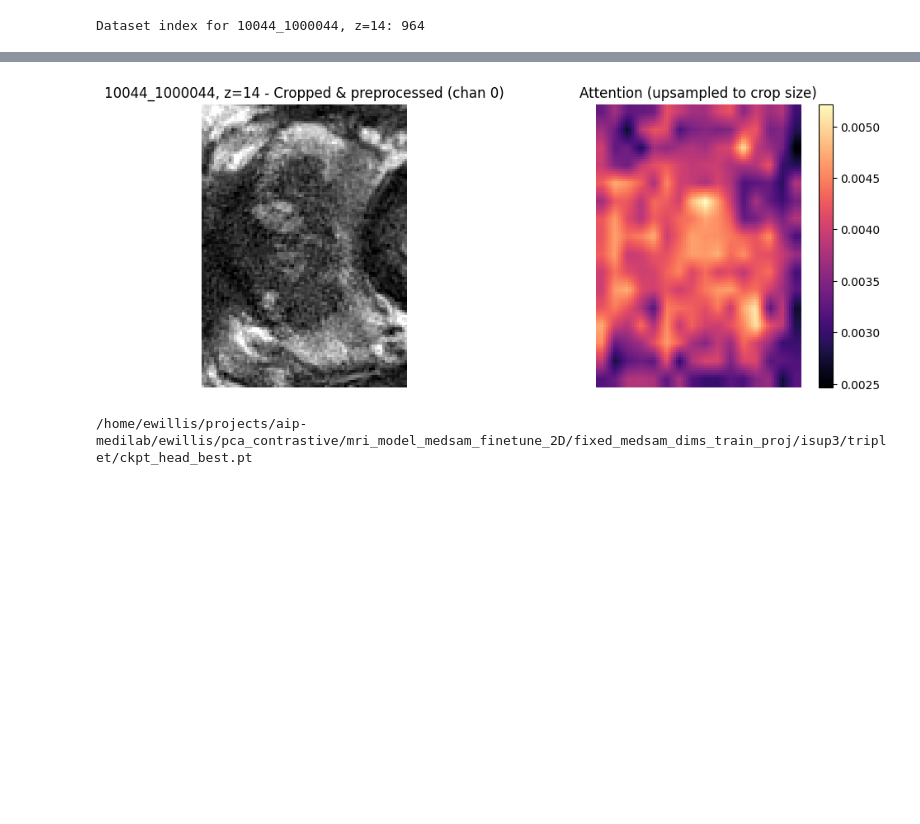
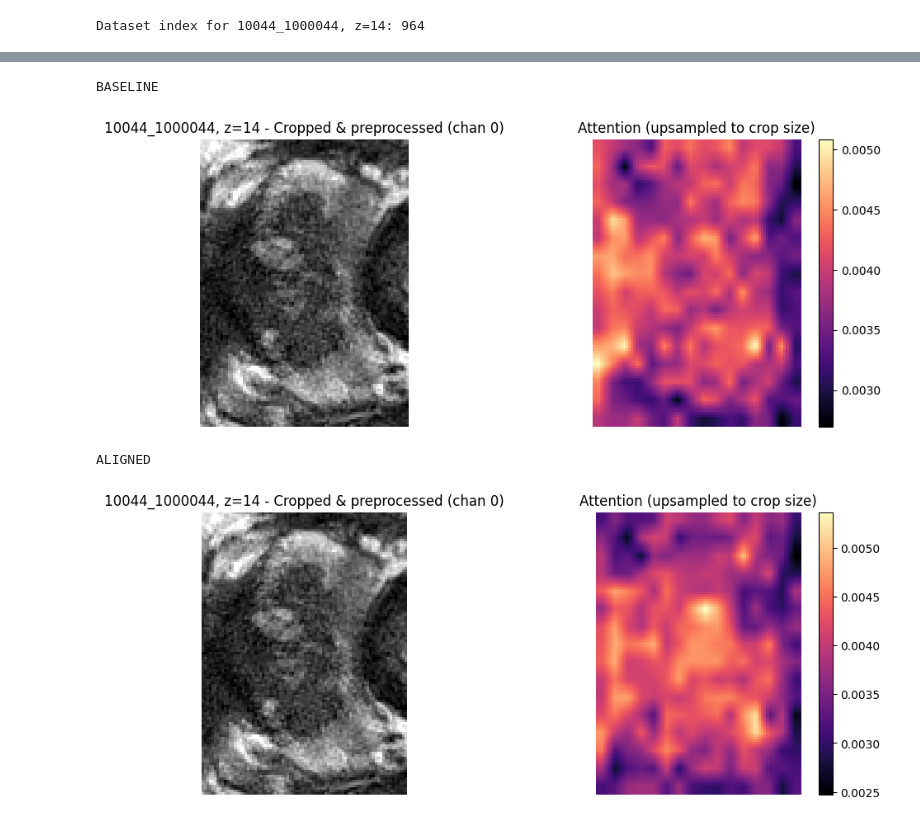
Before and after one commit to emmawillis/pca_contrastive, a Jupyter notebook: mri_model_medsam_finetune_2D/test_notebook.ipynb, the cells around one changed output, grey strips where cells are left out. Drawn from its saved outputs; the diff is of its cells as text; code cells hidden in the pictures; blank space fills up the shorter version.

```diff
--- a/mri_model_medsam_finetune_2D/test_notebook.ipynb
+++ b/mri_model_medsam_finetune_2D/test_notebook.ipynb
@@ -70,6 +70,10 @@ else:
 === Example: true_class = 2, baseline incorrect, aligned correct ===
    patient_id  slice_idx  true_class  baseline_prediction  aligned_prediction       case_id  z  has_lesion
 10044_1000044         14           2                  1.0                 2.0 10044_1000044 14           1
+# %%
+grade_2_sample = "10044_1000044"
+grade_0_sample = "10013_1000013"
+CASE_ID = grade_2_sample
 # %%
 # Inference / visualization notebook for a single PI-CAI slice
 
@@ -94,10 +98,10 @@ MARKSHEET_CSV = "/home/ewillis/projects/aip-medilab/shared/picai/manifests/slice
 SAM_CHECKPOINT = "/project/aip-medilab/ewillis/pca_contrastive/mri_model_medsam_finetune/work_dir/MedSAM/medsam_vit_b.pth"   # path to MedSAM ViT-B ckpt
 # MODEL_CHECKPOINT = "/home/ewillis/projects/aip-medilab/ewillis/pca_contrastive/mri_model_medsam_finetune_2D/fixed_medsam_dims/baseline/ckpt_best.pt"
 # MODEL_CHECKPOINT = "/home/ewillis/projects/aip-medilab/ewillis/pca_contrastive/mri_model_medsam_finetune_2D/fixed_medsam_dims/triplet/ckpt_head_best.pt"
-MODEL_CHECKPOINT = "/home/ewillis/projects/aip-medilab/ewillis/pca_contrastive/mri_model_medsam_finetune_2D/fixed_medsam_dims_train_proj/isup3/triplet/ckpt_head_best.pt"
+ALIGNED_CHECKPOINT = "/home/ewillis/projects/aip-medilab/ewillis/pca_contrastive/mri_model_medsam_finetune_2D/LATEST/SPIE-RESULTS: results_isup3/two_stage-head_and_proj/ckpt_head_best.pt"
+BASELINE_CHECKPOINT = "/home/ewillis/projects/aip-medilab/ewillis/pca_contrastive/mri_model_medsam_finetune_2D/LATEST/SPIE-RESULTS: results_isup3/baseline/ckpt_baseline_best.pt"
 # CASE_ID = "10012_1000012"     # e.g. "10007_1000007"
 # SLICE_Z = 4                # z-index from marksheet
-CASE_ID = "10044_1000044"     # e.g. "10007_1000007"
 SLICE_Z = 14                # z-index from marksheet
 
 NUM_CLASSES = 3               # e.g. ISUP3
@@ -136,11 +140,19 @@ def load_medsam_attn_model(n_classes, proj_dim, sam_checkpoint, model_ckpt_path,
     model.eval()
     return model
 
-model = load_medsam_attn_model(
+baseline_model = load_medsam_attn_model(
     n_classes=NUM_CLASSES,
     proj_dim=PROJ_DIM,
     sam_checkpoint=SAM_CHECKPOINT,
-    model_ckpt_path=MODEL_CHECKPOINT,
+    model_ckpt_path=BASELINE_CHECKPOINT,
+    device=device,
+)
+
+aligned_model = load_medsam_attn_model(
+    n_classes=NUM_CLASSES,
+    proj_dim=PROJ_DIM,
+    sam_checkpoint=SAM_CHECKPOINT,
+    model_ckpt_path=ALIGNED_CHECKPOINT,
     device=device,
 )
 print("Model loaded.")
@@ -212,32 +243,39 @@ Predicted class: 2
 attn shape: torch.Size([1, 1, 16, 16])
 feats shape: torch.Size([1, 768, 16, 16])
 # %%
-# Cropped + preprocessed slice (we'll show the first channel, typically T2)
-C, Hc, Wc = img_cropped.shape
-slice_cropped = img_cropped[0].cpu().numpy()  # [Hc,Wc]
+def show_attn(attn):
+    # Cropped + preprocessed slice (we'll show the first channel, typically T2)
+    C, Hc, Wc = img_cropped.shape
+    slice_cropped = img_cropped[0].cpu().numpy()  # [Hc,Wc]
 
-# Upsample attention mask to cropped resolution
-attn_up = F.interpolate(attn, size=(Hc, Wc), mode="bilinear", align_corners=False)
-attn_up_2d = attn_up[0, 0].cpu().numpy()  # [Hc,Wc]
+    # Upsample attention mask to cropped resolution
+    attn_up = F.interpolate(attn, size=(Hc, Wc), mode="bilinear", align_corners=False)
+    attn_up_2d = attn_up[0, 0].cpu().numpy()  # [Hc,Wc]
 
-fig, axes = plt.subplots(1, 2, figsize=(10, 4))
+    fig, axes = plt.subplots(1, 2, figsize=(10, 4))
 
-axes[0].imshow(slice_cropped, cmap="gray")
-axes[0].set_title(f"{CASE_ID}, z={SLICE_Z} - Cropped & preprocessed (chan 0)")
-axes[0].axis("off")
+    axes[0].imshow(slice_cropped, cmap="gray")
+    axes[0].set_title(f"{CASE_ID}, z={SLICE_Z} - Cropped & preprocessed (chan 0)")
+    axes[0].axis("off")
 
-im = axes[1].imshow(attn_up_2d, cmap="magma")
-axes[1].set_title("Attention (upsampled to crop size)")
-axes[1].axis("off")
-fig.colorbar(im, ax=axes[1], fraction=0.046, pad=0.04)
+    im = axes[1].imshow(attn_up_2d, cmap="magma")
+    axes[1].set_title("Attention (upsampled to crop size)")
+    axes[1].axis("off")
+    fig.colorbar(im, ax=axes[1], fraction=0.046, pad=0.04)
 
-plt.tight_layout()
-plt.show()
+    plt.tight_layout()
+    plt.show()
 
-print(MODEL_CHECKPOINT)
+print("BASELINE")
+show_attn(base_attn)
+
+print("ALIGNED")
+show_attn(aligned_attn)
 # %% [output]
+BASELINE
-[figure, old version]
+[figure, new version]
-/home/ewillis/projects/aip-medilab/ewillis/pca_contrastive/mri_model_medsam_finetune_2D/fixed_medsam_dims_train_proj/isup3/triplet/ckpt_head_best.pt
+ALIGNED
+[figure, added]
 # %%
 import numpy as np
 
```
Also changed, not shown: parts of 11 cells of this notebook, 27 other files.
